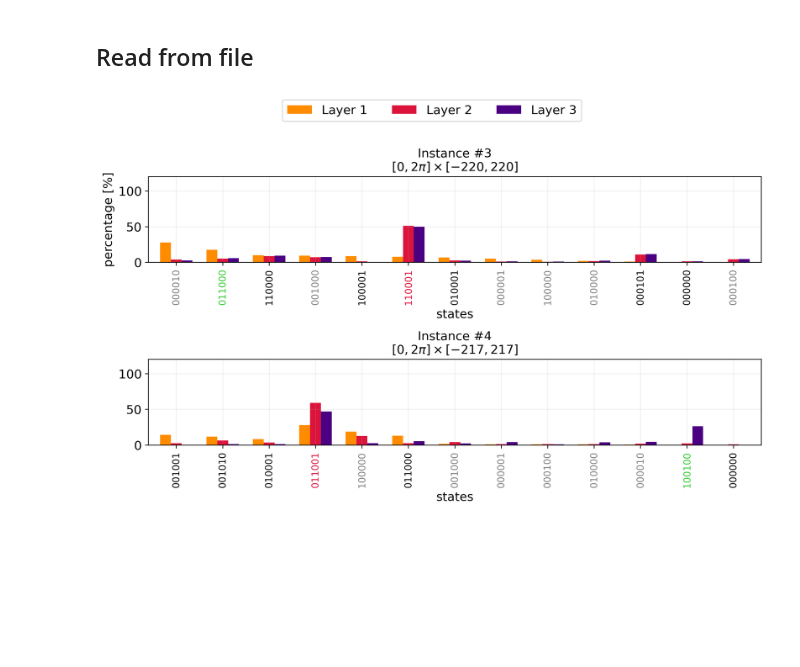
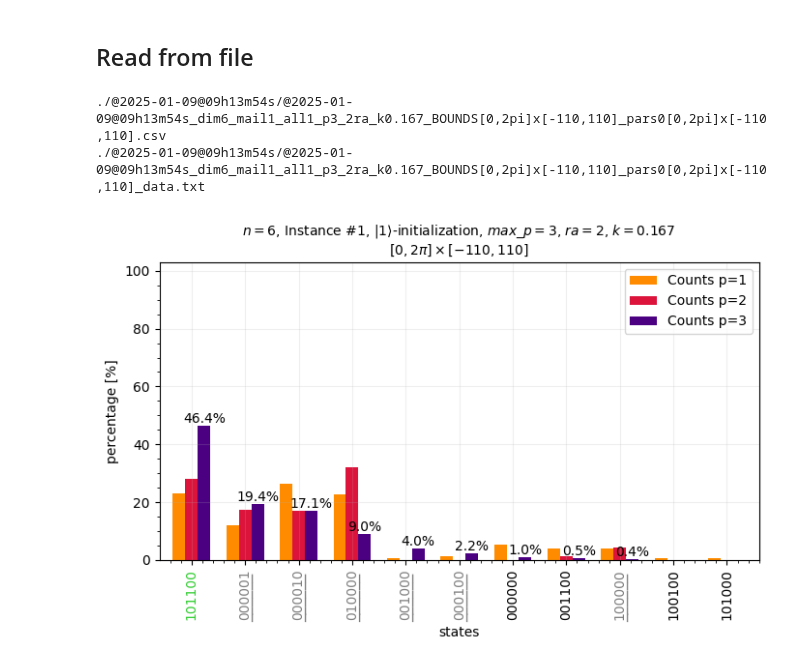
Before and after one commit to auroramugnai/Minimum-Exact-Cover-Problem, a Jupyter notebook: MECP_with-QAOA/QAOA_parameter_fixing.ipynb, the cells around one changed output. Cells and saved outputs as stored; diff of their text form; code cells hidden in the pictures; blank space fills up the shorter version.

Commit message:
added build_title function

```diff
--- a/MECP_with-QAOA/QAOA_parameter_fixing.ipynb
+++ b/MECP_with-QAOA/QAOA_parameter_fixing.ipynb
@@ -439,11 +477,19 @@ TOTAL ELAPSED TIME: 2.8713059186935426 minutes.
 # %%
-folder_path = "./@2025-01-08@18h03m28s/" # Comment this line to plot the data you just produced
-datafiles, list_of_files = find_files_containing_string_parameters_fixing(folder_path)
+folder_path = "./@2025-01-09@09h13m54s/" # Uncomment this line to plot data from an existing directory
+files, datafiles = find_files_containing_string(path=folder_path, verbose=True)
 
-# Plot the whole list of files found.
-plot_list_of_files_parameter_fixing(folder_path, datafiles, list_of_files, init_name = "all1",
-                                    title='$n=6$, $|1 \\rangle$-initialization, $r=20$',
-                                    dont_show_in_titles=["n", "init", "ra", "p", "k"],
-                                    figsize=(10, 13), N=13, dpi=300, show_title=False)
+l = len(datafiles)
+if l > 1:
+    # Plot the whole list of files found.
+    plot_list_of_files_parameter_fixing(datafiles, files,
+                                        dont_show_in_titles=["n", "init", "p", "k"],
+                                        figsize=(10, l+2), N=13, dpi=300, show_title=False)
+else:
+    plot_file_parameter_fixing(datafiles[0], files[0],
+                               show_title=True,
+                               figsize=(8, 4), N=10, dpi=100
+                               )
 # %% [output]
+./@2025-01-09@09h13m54s/@2025-01-09@09h13m54s_dim6_mail1_all1_p3_2ra_k0.167_BOUNDS[0,2pi]x[-110,110]_pars0[0,2pi]x[-110,110].csv
+./@2025-01-09@09h13m54s/@2025-01-09@09h13m54s_dim6_mail1_all1_p3_2ra_k0.167_BOUNDS[0,2pi]x[-110,110]_pars0[0,2pi]x[-110,110]_data.txt
-[figure, old version]
+[figure, new version]
```
Also changed, not shown: parts of 2 cells of this notebook, 1 other file.
